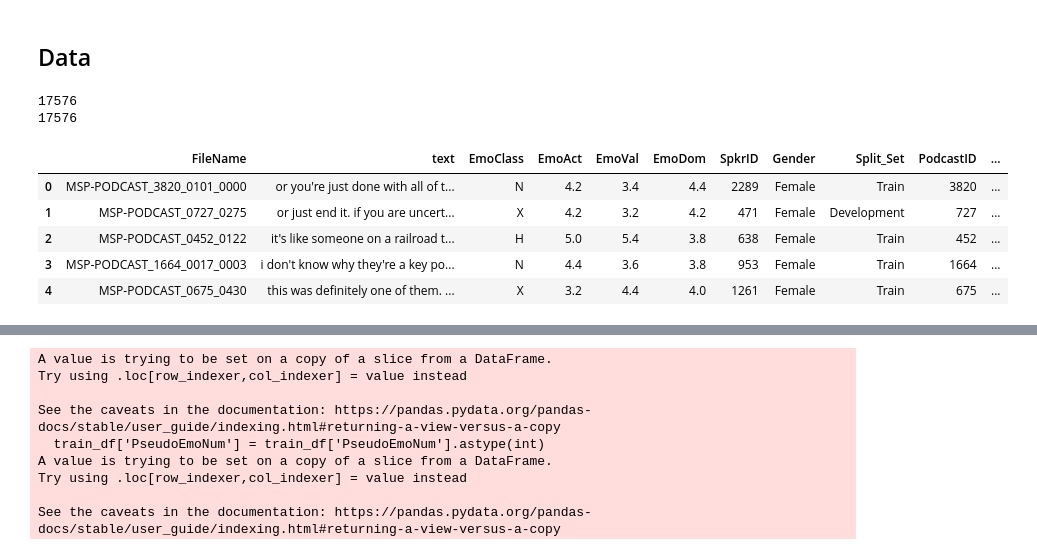
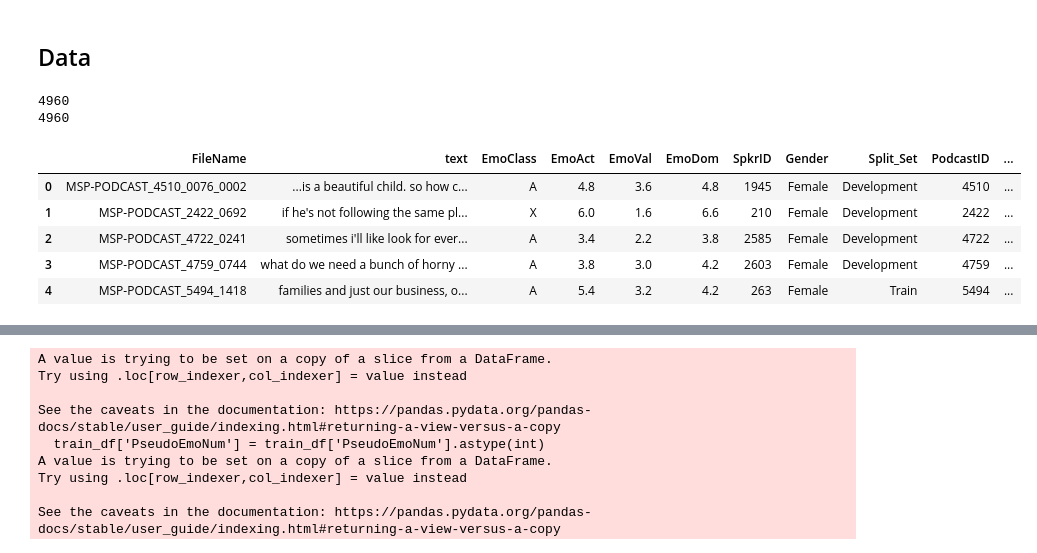
Before and after one commit to jgarcela/interspeech-nlp, a Jupyter notebook: train_female.ipynb, the cells around one changed output, grey strips where cells are left out. Cells and saved outputs as stored; diff of their text form; code cells hidden in the pictures.

```diff
--- a/train_female.ipynb
+++ b/train_female.ipynb
@@ -7,23 +7,23 @@ balanced = True
 # %%
 import pandas as pd
 
 # Cargar el CSV para male
-data = pd.read_csv('data/data_female.csv')
+data = pd.read_csv('data/balanced_pseudo_female.csv')
 print(len(data))
 # Eliminar filas con valores nulos solo en la columna 'text'
 data = data.dropna(subset=['text'])
 #data.to_csv('data/data_female.csv', index=False)
 print(len(data))
 data.head()
 # %% [output]
-17576
-17576
+4960
+4960
 |  | FileName | text | EmoClass | EmoAct | EmoVal | EmoDom | SpkrID | Gender | Split_Set | PodcastID | ... |
-| 0 | MSP-PODCAST_3820_0101_0000 | or you're just done with all of t... | N | 4.2 | 3.4 | 4.4 | 2289 | Female | Train | 3820 | ... |
-| 1 | MSP-PODCAST_0727_0275 | or just end it. if you are uncert... | X | 4.2 | 3.2 | 4.2 | 471 | Female | Development | 727 | ... |
-| 2 | MSP-PODCAST_0452_0122 | it's like someone on a railroad t... | H | 5.0 | 5.4 | 3.8 | 638 | Female | Train | 452 | ... |
-| 3 | MSP-PODCAST_1664_0017_0003 | i don't know why they're a key po... | N | 4.4 | 3.6 | 3.8 | 953 | Female | Train | 1664 | ... |
-| 4 | MSP-PODCAST_0675_0430 | this was definitely one of them. ... | X | 3.2 | 4.4 | 4.0 | 1261 | Female | Train | 675 | ... |
+| 0 | MSP-PODCAST_4510_0076_0002 | ...is a beautiful child. so how c... | A | 4.8 | 3.6 | 4.8 | 1945 | Female | Development | 4510 | ... |
+| 1 | MSP-PODCAST_2422_0692 | if he's not following the same pl... | X | 6.0 | 1.6 | 6.6 | 210 | Female | Development | 2422 | ... |
+| 2 | MSP-PODCAST_4722_0241 | sometimes i'll like look for ever... | A | 3.4 | 2.2 | 3.8 | 2585 | Female | Development | 4722 | ... |
+| 3 | MSP-PODCAST_4759_0744 | what do we need a bunch of horny ... | A | 3.8 | 3.0 | 4.2 | 2603 | Female | Development | 4759 | ... |
+| 4 | MSP-PODCAST_5494_1418 | families and just our business, o... | A | 5.4 | 3.2 | 4.2 | 263 | Female | Train | 5494 | ... |
 # %%
 if balanced:
     # Paso 1: Determinar el tamaño mínimo entre las clases
```
Also changed, not shown: parts of 8 cells of this notebook, 3 other files.
